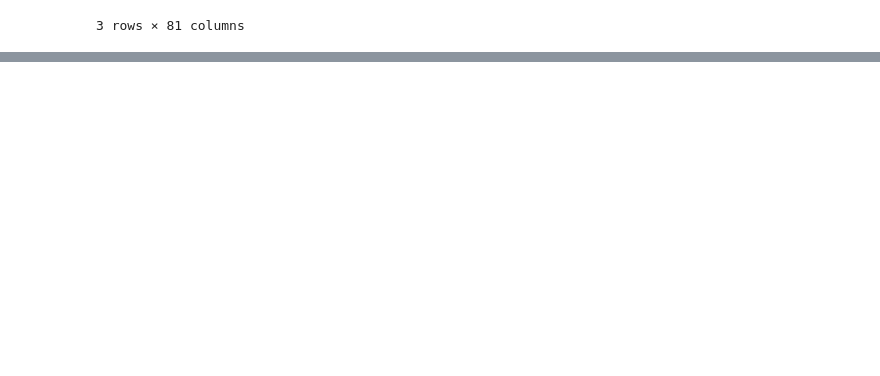
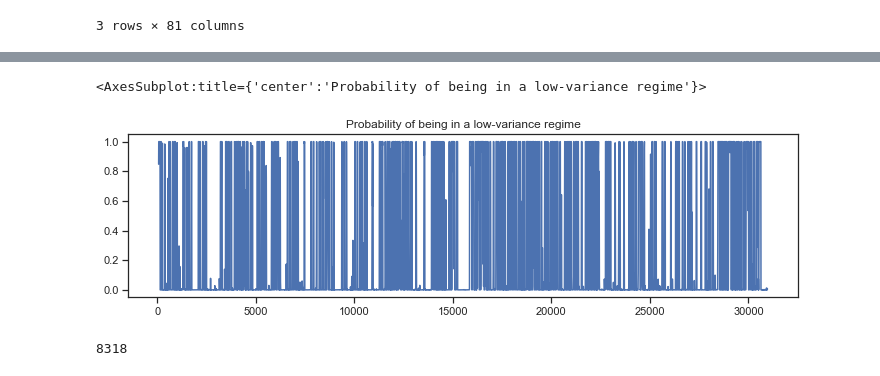
Before and after one commit to abefarkas/Thalassa_Regime_Classifier, a Jupyter notebook: notebooks/FIPM_new_data-model-flow.ipynb, the cells around one changed output, grey strips where cells are left out. Cells and saved outputs as stored; diff of their text form; code cells hidden in the pictures; blank space fills up the shorter version.

```diff
--- a/notebooks/FIPM_new_data-model-flow.ipynb
+++ b/notebooks/FIPM_new_data-model-flow.ipynb
@@ -110,0 +324,36 @@ plt.plot(df['volatility'])
+# %%
+import statsmodels.api as sm
+lag=30
+new_y = pd.concat((
+    y,
+    y.shift(lag).rename(columns={'realized_volatility':'lag_y'}),
+    y.shift(2*lag).rename(columns={'realized_volatility':'lag_y'}),
+    X['spread'].shift(lag),
+    # # X['full_bid_depth'].shift(lag),
+    # # X['full_ask_depth'].shift(lag),
+    X['BBAOFI'].shift(lag),
+    # # X['First2OFI'].shift(lag),
+    X['FDOFI'].shift(lag),
+    ), axis=1).dropna()
+
+y_=new_y['realized_volatility']
+X_=new_y.drop(columns='realized_volatility')
+
+
+mod_hamilton = sm.tsa.MarkovRegression(
+    y_, k_regimes=2,
+    exog=X_,
+    switching_variance=True
+)
+res_hamilton = mod_hamilton.fit()
+res_hamilton.summary()
+res_hamilton.smoothed_marginal_probabilities[0].plot(
+    title="Probability of being in a low-variance regime", figsize=(12, 3)
+)
+# %% [output]
+<AxesSubplot:title={'center':'Probability of being in a low-variance regime'}>
+[figure, added]
+# %%
+np.sum(res_hamilton.smoothed_marginal_probabilities[0]>.75)
+# %% [output]
+8318
```
Also changed, not shown: parts of 10 cells of this notebook, 1 other file.
